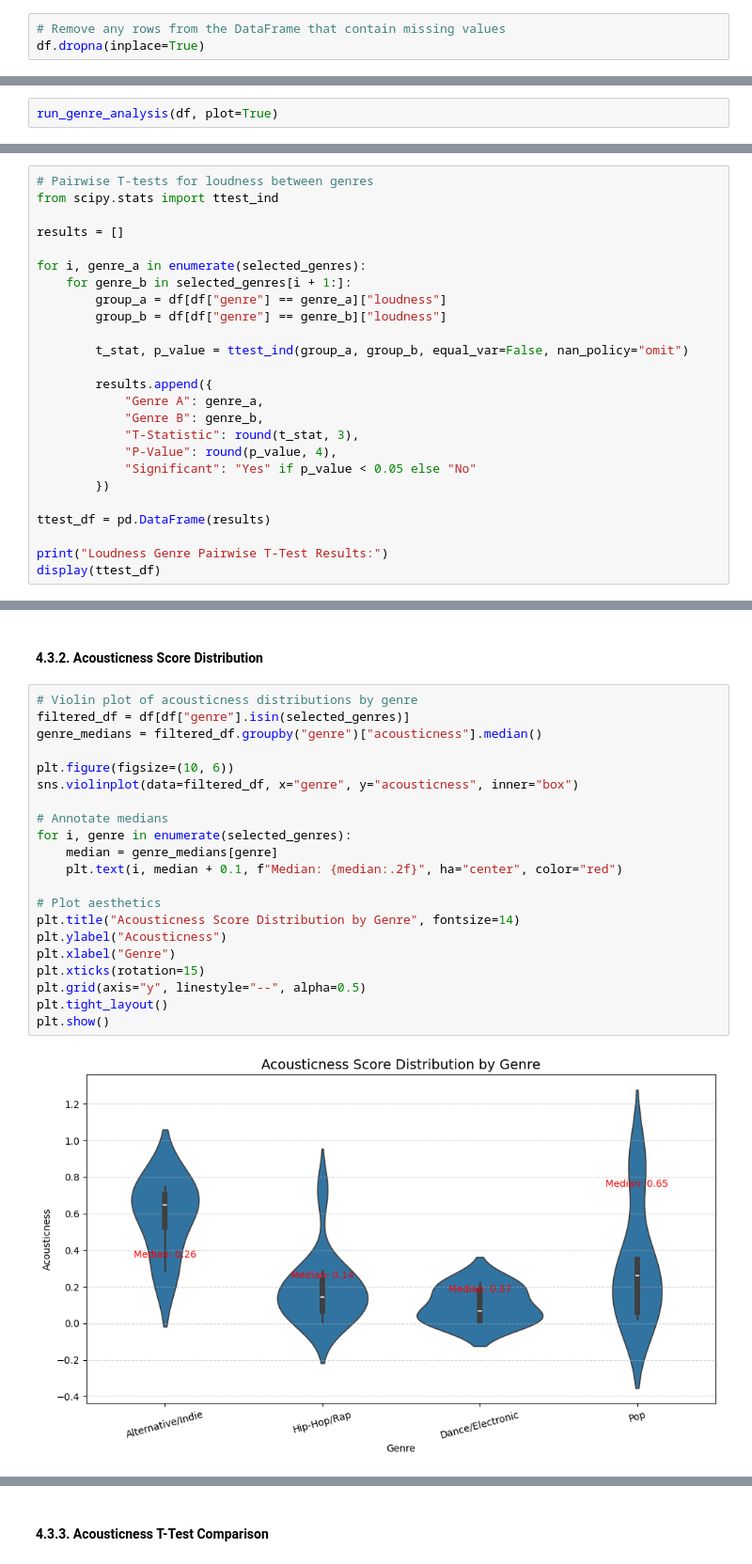
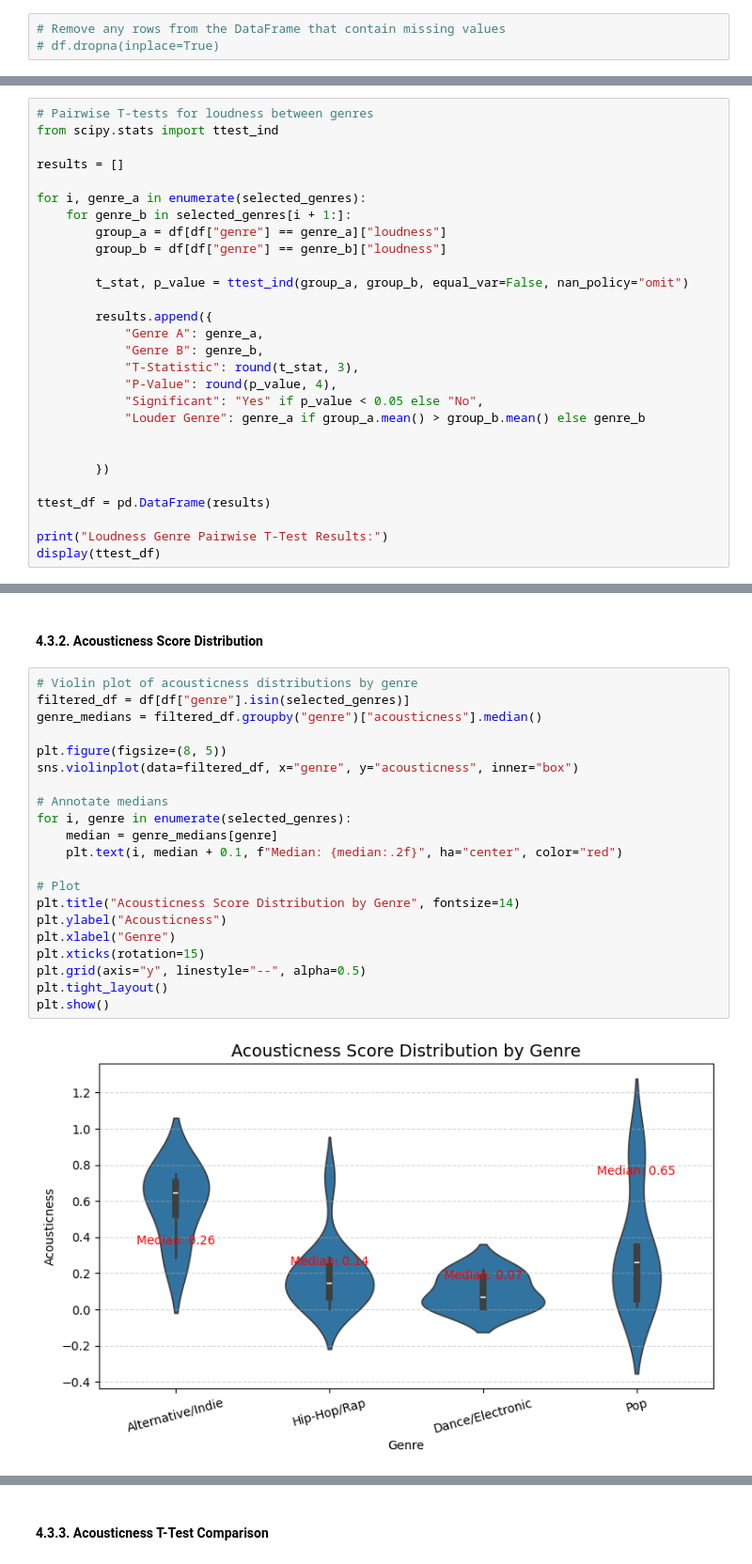
Before and after one commit to monikase/Data-Analytics-Projects, a Jupyter notebook: _12-Data Processing with Pandas/Spotify.ipynb, the cells around one changed output, grey strips where cells are left out. Shown at 94% size. Drawn from its saved outputs; the diff is of its cells as text.

```diff
--- a/_12-Data Processing with Pandas/Spotify.ipynb
+++ b/_12-Data Processing with Pandas/Spotify.ipynb
@@ -110,5 +114,5 @@ show_missing_rows(df)
 No missing values found.
 # %%
 # Remove any rows from the DataFrame that contain missing values
-df.dropna(inplace=True)
+# df.dropna(inplace=True)
 # %% [markdown]
@@ -551,2 +601,0 @@ def run_genre_analysis(df, plot=False):
-# %%
-run_genre_analysis(df, plot=True)
@@ -865,7 +942,10 @@ for i, genre_a in enumerate(selected_genres):
             "Genre B": genre_b,
             "T-Statistic": round(t_stat, 3),
             "P-Value": round(p_value, 4),
-            "Significant": "Yes" if p_value < 0.05 else "No"
+            "Significant": "Yes" if p_value < 0.05 else "No",
+            "Louder Genre": genre_a if group_a.mean() > group_b.mean() else genre_b
+
+
         })
 
 ttest_df = pd.DataFrame(results)
@@ -947,23 +1040,23 @@ Acousticness scores comparison between selected genres:
 # %%
 # Violin plot of acousticness distributions by genre
 filtered_df = df[df["genre"].isin(selected_genres)]
 genre_medians = filtered_df.groupby("genre")["acousticness"].median()
 
-plt.figure(figsize=(10, 6))
+plt.figure(figsize=(8, 5))
 sns.violinplot(data=filtered_df, x="genre", y="acousticness", inner="box")
 
 # Annotate medians
 for i, genre in enumerate(selected_genres):
     median = genre_medians[genre]
     plt.text(i, median + 0.1, f"Median: {median:.2f}", ha="center", color="red")
 
-# Plot aesthetics
+# Plot
 plt.title("Acousticness Score Distribution by Genre", fontsize=14)
 plt.ylabel("Acousticness")
 plt.xlabel("Genre")
 plt.xticks(rotation=15)
 plt.grid(axis="y", linestyle="--", alpha=0.5)
 plt.tight_layout()
 plt.show()
 # %% [output]
-[figure, old version]
+[figure, new version]
```
Also changed, not shown: parts of 74 cells of this notebook.
